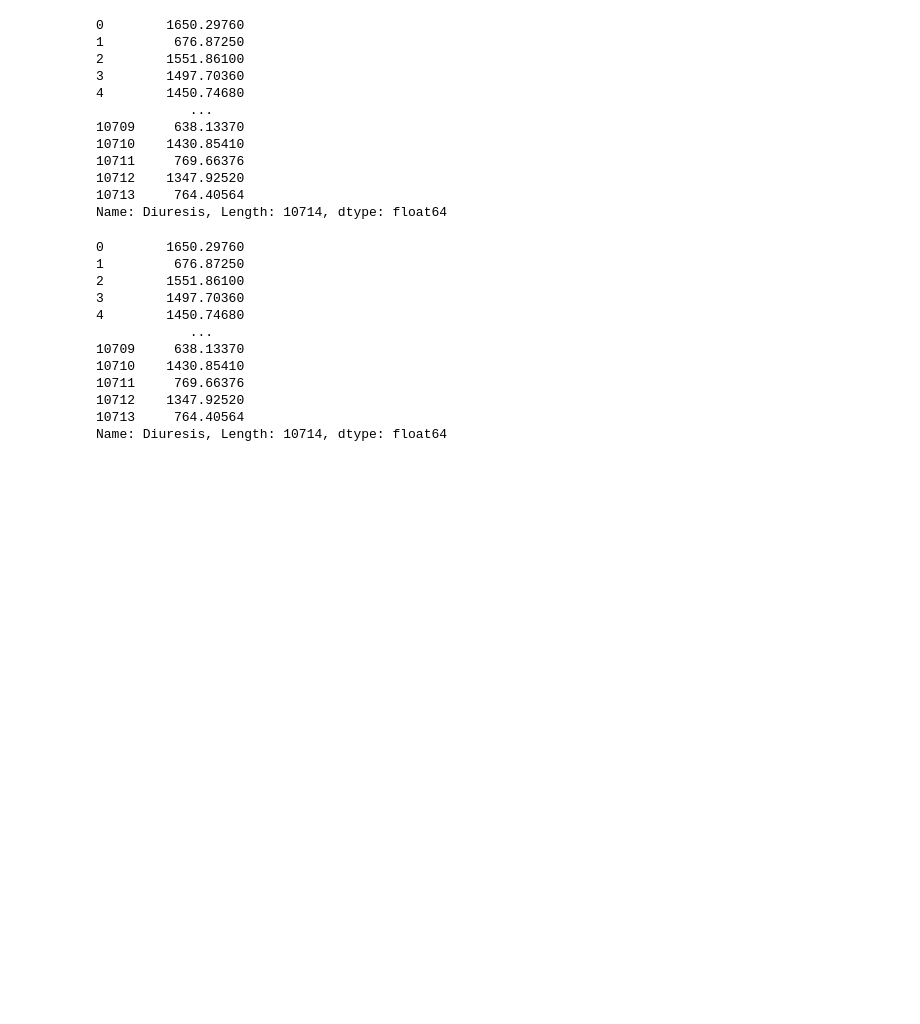
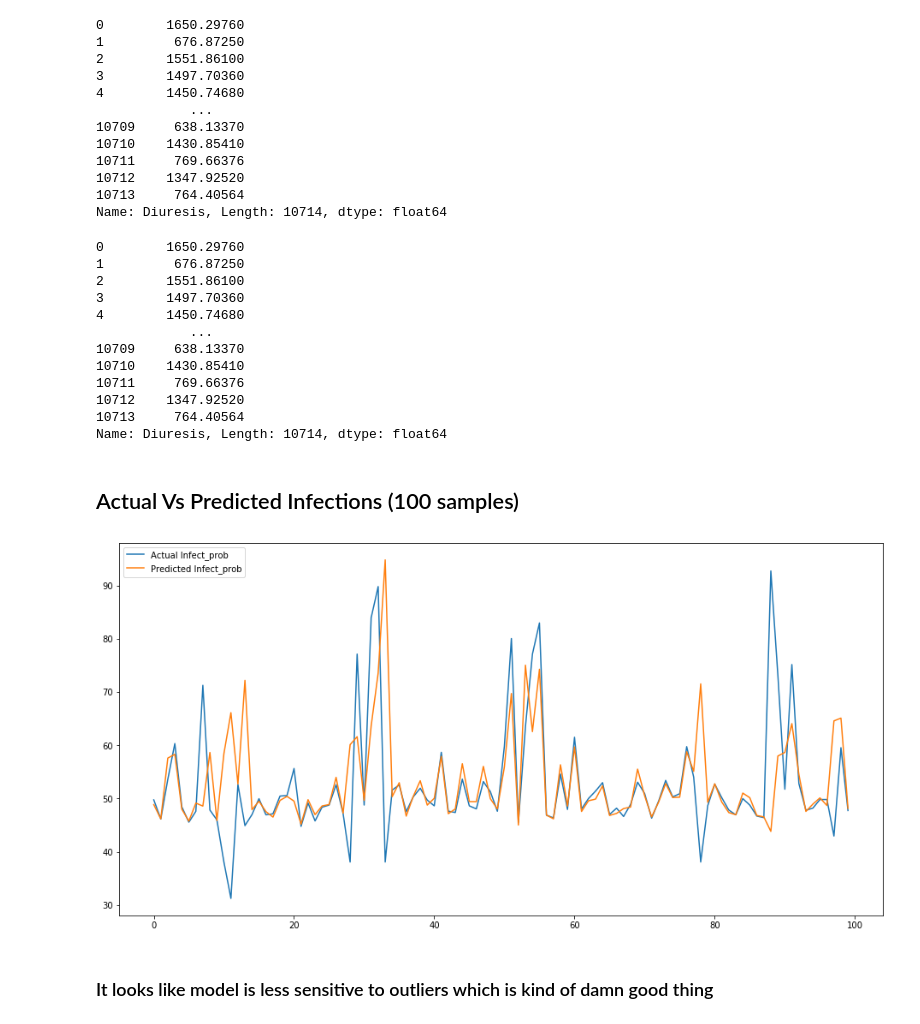
Before and after one commit to macabdul9/flipr-challenge, a Jupyter notebook: src/covid19-infect-prob.ipynb, the cells around one changed output. Cells and saved outputs as stored; diff of their text form; code cells hidden in the pictures; blank space fills up the shorter version.

Commit message:
plot added to the readme.md

```diff
--- a/src/covid19-infect-prob.ipynb
+++ b/src/covid19-infect-prob.ipynb
@@ -510,3 +478,16 @@ train_df['Diuresis']
 10712    1347.92520
 10713     764.40564
 Name: Diuresis, Length: 10714, dtype: float64
+# %% [markdown]
+## Actual Vs Predicted Infections (100 samples)
+# %%
+plt.figure(figsize=(16, 8))
+plt.plot(Y_val[400:500], label="Actual Infect_prob")
+plt.plot(grad_boost.predict(X_val)[400:500], label="Predicted Infect_prob")
+plt.savefig("ActualVsPredicted.png")
+plt.legend()
+plt.show()
+# %% [output]
+[figure, added]
+# %% [markdown]
+### It looks like model is less sensitive to outliers which is kind of damn good thing
```
Also changed, not shown: parts of 9 cells of this notebook, 3 other files.
